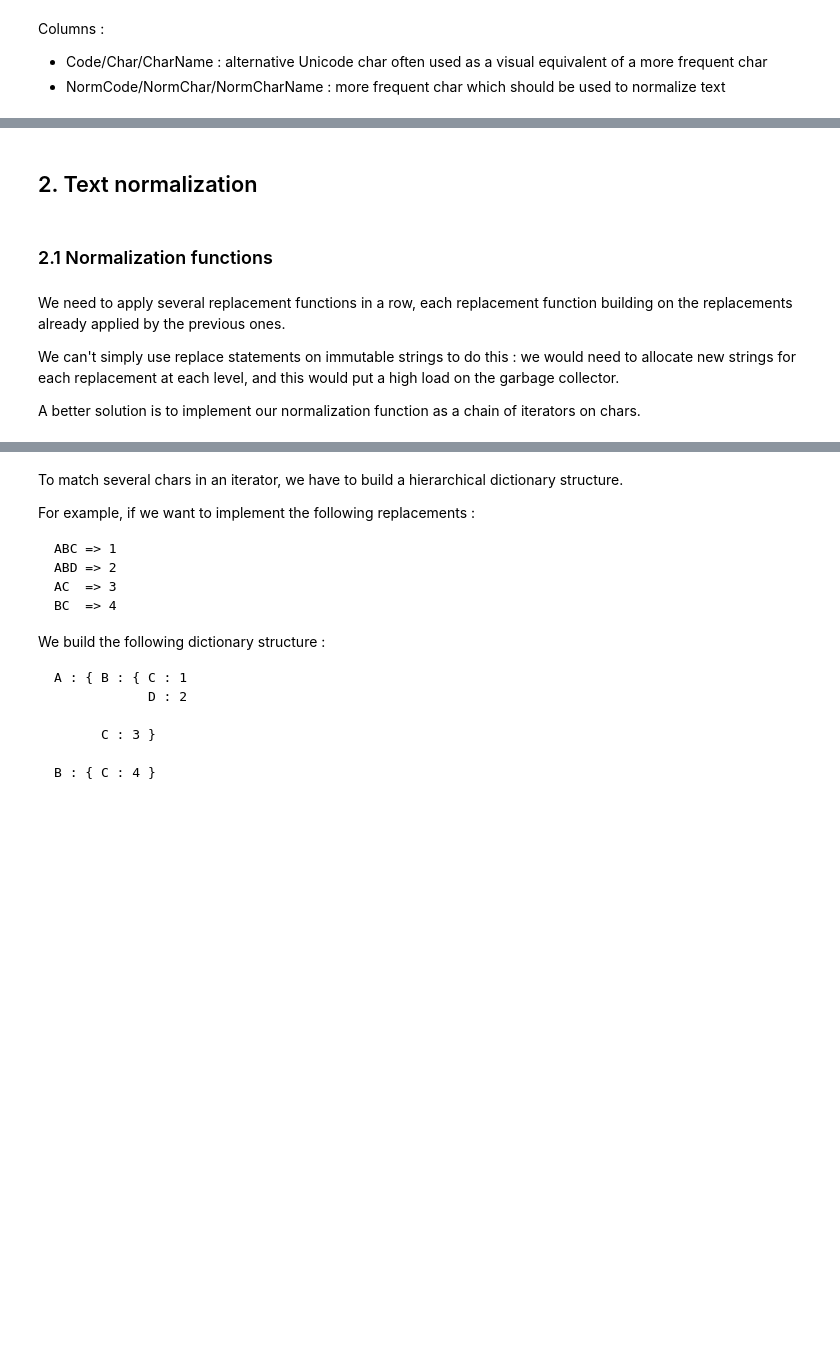
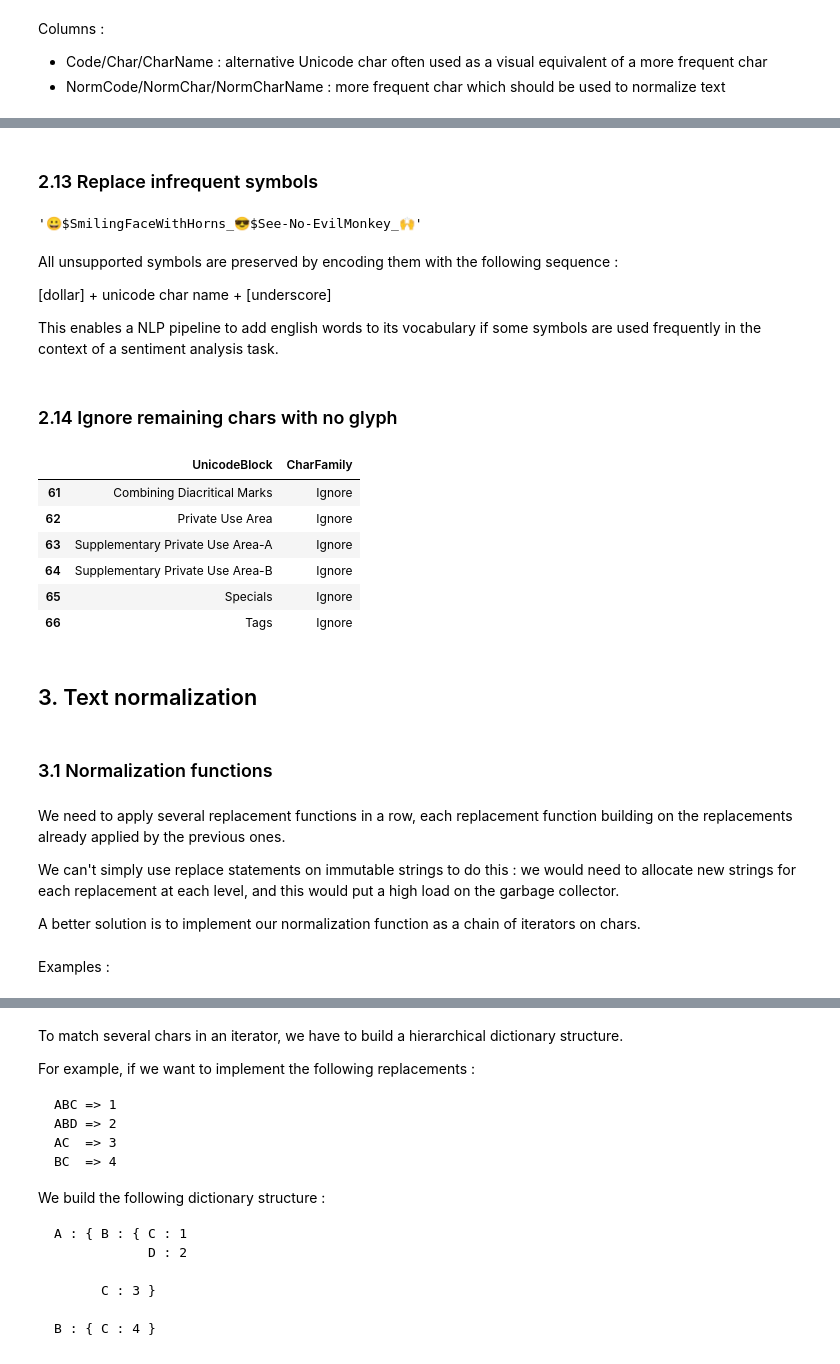
Before and after one commit to laurentprudhon/frenchtext, a Jupyter notebook: 02_chars.ipynb, the cells around one changed output, grey strips where cells are left out. Cells and saved outputs as stored; diff of their text form; code cells hidden in the pictures; blank space fills up the shorter version.

```diff
--- a/02_chars.ipynb
+++ b/02_chars.ipynb
@@ -36,0 +39,38 @@ cyrillic-greek-chars.csv  unicode_blocks.csv   windows1252-utf8-errors.csv
+# %%
+# export
+from unicodedata import name as unicodename
+from unicodedata import category as unicodecategory
+
+unicodeblocks = pd.read_csv(chardatadir / "unicode_blocks.csv", sep=";")
+unicodeblocks["StartNum"] = unicodeblocks["Start"].map(lambda hex:int(hex,16))
+unicodeblocks["EndNum"] = unicodeblocks["End"].map(lambda hex:int(hex,16))
+
+unicodecategories = pd.read_csv(chardatadir / "unicode_categories.csv", sep=";")
+
+unicodefamilies = pd.read_csv(chardatadir / "unicode_families.csv", sep=";")
+
+def charname(char):
+    return unicodename(char,f"Char {ord(char)}").title()
+
+def charcategory(char):
+    catcode = unicodecategory(char)
+    catrow = unicodecategories.loc[unicodecategories["Code"]==catcode]
+    return catrow["Category"].iloc[0]
+
+def charsubcategory(char):
+    catcode = unicodecategory(char)
+    catrow = unicodecategories.loc[unicodecategories["Code"]==catcode]
+    return catrow["Subcategory"].iloc[0]
+
+def charblock(char):
+    charnum = ord(char)
+    blockrow = unicodeblocks[(unicodeblocks["StartNum"]<= charnum) & (unicodeblocks["EndNum"]>= charnum)]
+    return blockrow["Block"].iloc[0]
+
+def blockfamily(block):
+    filteredseries = unicodefamilies[unicodefamilies["UnicodeBlock"]==block]
+    if len(filteredseries) == 0:
+        family= "Other"
+    else:
+        family = filteredseries["CharFamily"].iloc[0]
+    return family
@@ -476,0 +647,2 @@ for rowidx,row in dfnormchars.iterrows():
+# %% [markdown]
+### 2.13 Replace infrequent symbols
@@ -477,11 +662,35 @@ for rowidx,row in dfnormchars.iterrows():
+# %%
+''.join(replacesymbols(supportedchars,"😀😈😎🙈🙌"))
+# %% [output]
+'😀$SmilingFaceWithHorns_😎$See-No-EvilMonkey_🙌'
+# %% [markdown]
+All unsupported symbols are preserved by encoding them with the following sequence :
+
+[dollar] + unicode char name + [underscore]
+
+This enables a NLP pipeline to add english words to its vocabulary if some symbols are used frequently in the context of a sentiment analysis task.
+# %% [markdown]
+### 2.14 Ignore remaining chars with no glyph
+# %%
+unicodefamilies[unicodefamilies["CharFamily"]=="Ignore"]
+# %% [output]
+|  | UnicodeBlock | CharFamily |
+| 61 | Combining Diacritical Marks | Ignore |
+| 62 | Private Use Area | Ignore |
+| 63 | Supplementary Private Use Area-A | Ignore |
+| 64 | Supplementary Private Use Area-B | Ignore |
+| 65 | Specials | Ignore |
+| 66 | Tags | Ignore |
 # %% [markdown]
-## 2. Text normalization
+## 3. Text normalization
 # %% [markdown]
-### 2.1 Normalization functions
+### 3.1 Normalization functions
 # %% [markdown]
 We need to apply several replacement functions in a row, each replacement function building on the replacements already applied by the previous ones.
 
 We can't simply use replace statements on immutable strings to do this : we would need to allocate new strings for each replacement at each level, and this would put a high load on the garbage collector.
 
 A better solution is to implement our normalization function as a chain of iterators on chars.
+# %% [markdown]
+Examples :
 # %%
```
Also changed, not shown: parts of 44 cells of this notebook, 8 other files.
